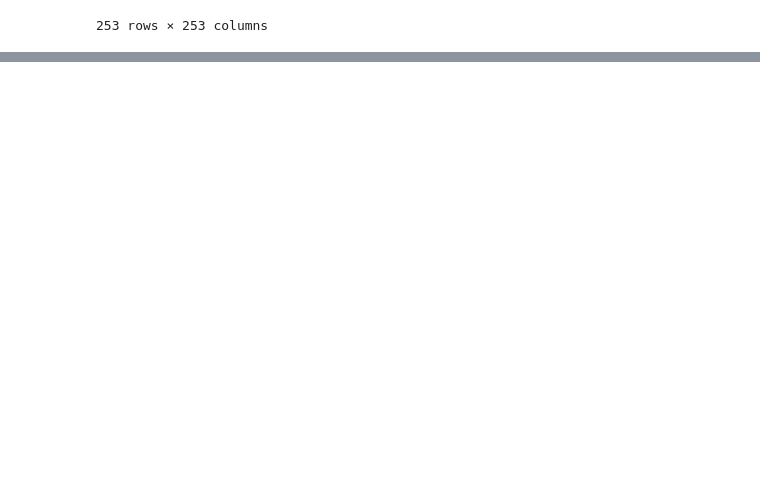
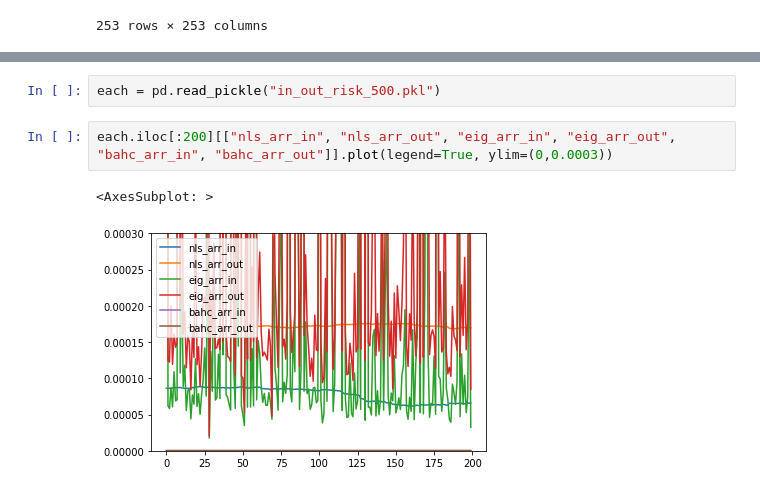
Before and after one commit to Uniblake/fin525, a Jupyter notebook: project_week10.ipynb, the cells around one changed output, grey strips where cells are left out. Cells and saved outputs as stored; diff of their text form; blank space fills up the shorter version.

```diff
--- a/project_week10.ipynb
+++ b/project_week10.ipynb
@@ -427,0 +468,7 @@ KeyboardInterrupt:
+# %%
+each = pd.read_pickle("in_out_risk_500.pkl")
+# %%
+each.iloc[:200][["nls_arr_in", "nls_arr_out", "eig_arr_in", "eig_arr_out", "bahc_arr_in", "bahc_arr_out"]].plot(legend=True, ylim=(0,0.0003))
+# %% [output]
+<AxesSubplot: >
+[figure, added]
```
Also changed, not shown: parts of 14 cells of this notebook.
